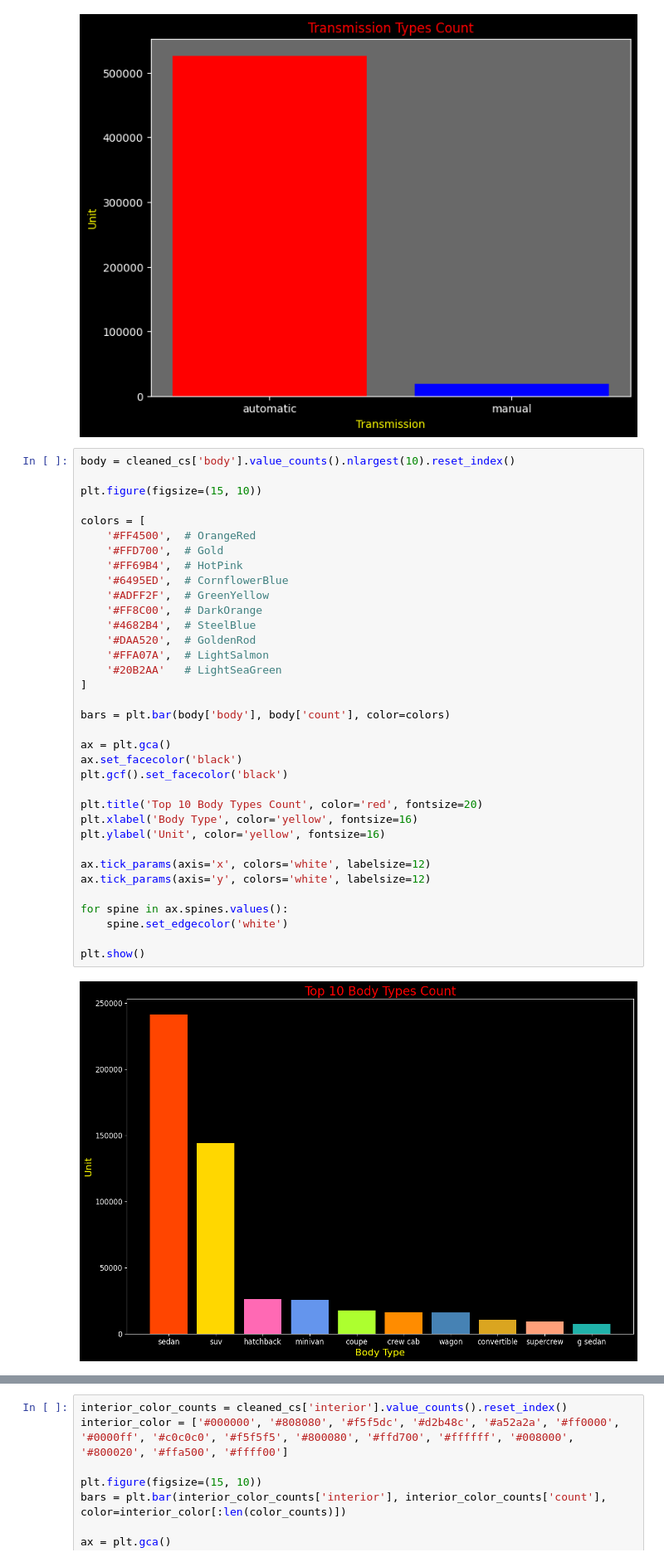
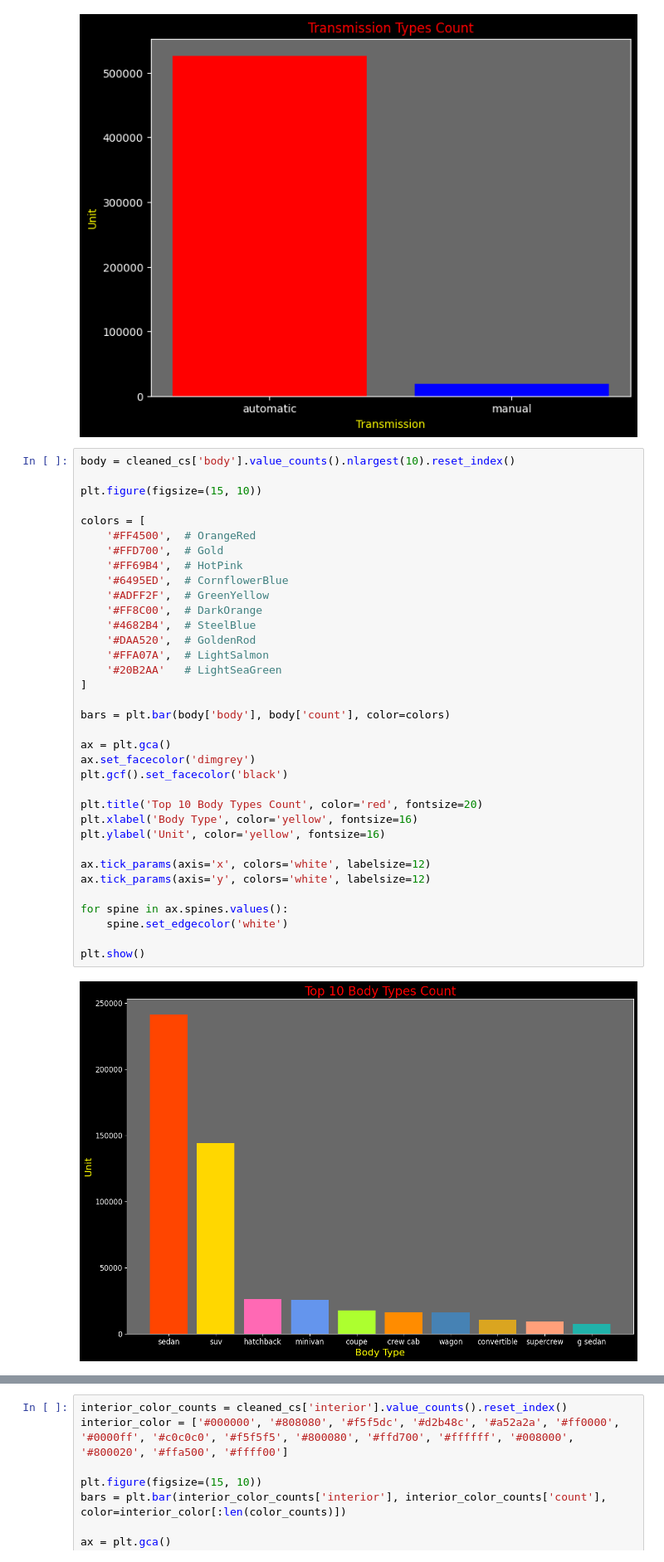
Before and after one commit to Kittisak-M/Best-Strategy-to-Buy-Car-for-Value-Concious-Customer, a Jupyter notebook: car-sales-exploratory-data-analysis.ipynb, the cells around one changed output, grey strips where cells are left out. Shown at 83% size. Saved outputs shown, nothing was run; the diff lists cells and outputs as text.

```diff
--- a/car-sales-exploratory-data-analysis.ipynb
+++ b/car-sales-exploratory-data-analysis.ipynb
@@ -1003,35 +1019,35 @@ plt.figure(figsize=(15, 10))
 colors = [
     '#FF4500',  # OrangeRed
     '#FFD700',  # Gold
     '#FF69B4',  # HotPink
     '#6495ED',  # CornflowerBlue
     '#ADFF2F',  # GreenYellow
     '#FF8C00',  # DarkOrange
     '#4682B4',  # SteelBlue
     '#DAA520',  # GoldenRod
     '#FFA07A',  # LightSalmon
     '#20B2AA'   # LightSeaGreen
 ]
 
 bars = plt.bar(body['body'], body['count'], color=colors)
 
 ax = plt.gca()
-ax.set_facecolor('black')
+ax.set_facecolor('dimgrey')
 plt.gcf().set_facecolor('black')
 
 plt.title('Top 10 Body Types Count', color='red', fontsize=20)
 plt.xlabel('Body Type', color='yellow', fontsize=16)
 plt.ylabel('Unit', color='yellow', fontsize=16)
 
 ax.tick_params(axis='x', colors='white', labelsize=12)
 ax.tick_params(axis='y', colors='white', labelsize=12)
 
 for spine in ax.spines.values():
     spine.set_edgecolor('white')
 
 plt.show()
 # %% [output]
-[figure, old version]
+[figure, new version]
 # %%
 
 color_counts = cleaned_cs['color'].value_counts().reset_index()
```
Also changed, not shown: parts of 45 cells of this notebook.
